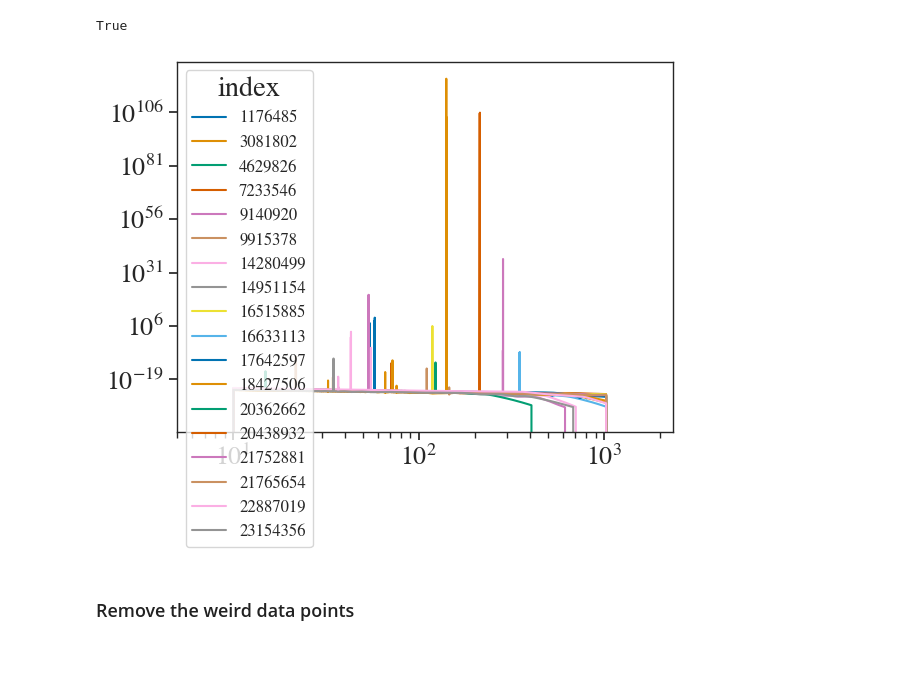
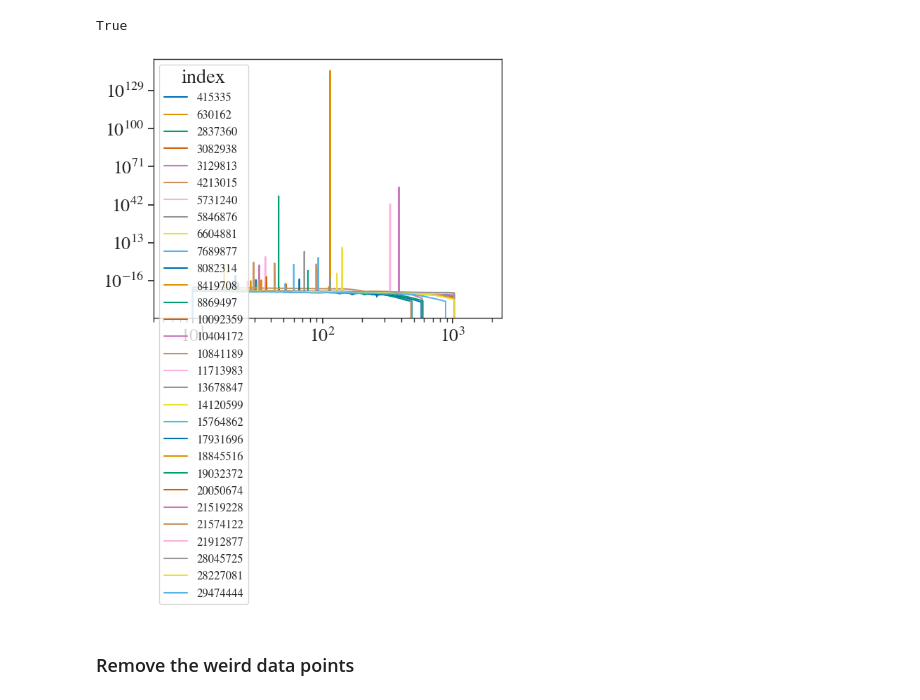
Before and after one commit to divyajyoti09/next_gen_detect, a Jupyter notebook: A-sharp_z_peak_mapping/gwpopulation/combine_injection_files_for_gwpop.ipynb, the cells around one changed output. Drawn from its saved outputs; the diff is of its cells as text; code cells hidden in the pictures; blank space fills up the shorter version.

```diff
--- a/A-sharp_z_peak_mapping/gwpopulation/combine_injection_files_for_gwpop.ipynb
+++ b/A-sharp_z_peak_mapping/gwpopulation/combine_injection_files_for_gwpop.ipynb
@@ -22,7 +22,7 @@ MDhigh_params = {'gamma':2.7, 'kappa':5.6, 'z_peak':2.53}
 MDlow_params = {'gamma':2.7, 'kappa':5.6, 'z_peak':1.54}
 MD_params = {'gamma':2.7, 'kappa':5.6, 'z_peak':1.9}
 # %%
-pop_num = 5
+pop_num = 2
 
 if pop_num == 4:
     pop_params = MDhigh_params
@@ -36,18 +36,13 @@ else:
     pop_params = MD_params
     z_str = 'z_MD'
 
-netw = 'LHI_Asharp'
+netw = 'LHV_ASharp'
 #netw = 'CE4020ET123_CoBA10'
 
 if 'Asharp' in netw:
     identifier = f'prec_fref_10_{z_str}'
-elif 'CE4020ET123' in netw:
-    if pop_num == 2:
-        identifier = f'prec_{z_str}'
-    else:
-        identifier = f'prec_fref_5_{z_str}'
-project_dir = '/home/divyajyoti/ACADEMIC/Projects/Cardiff_University/Next_gen_detectability/A-sharp-study/'
-study_label = f'{netw}_SNR_{pop_num}_pop_PLP_spin_{identifier}_zmax_10_lmrd_22_corrected_td'
+project_dir = '/home/divyajyoti/ACADEMIC/Projects/Post-O5-study/data/population_analysis'
+study_label = f'{netw}_SNR_{pop_num}_pop_PLP_spin_{identifier}_zmax_10_lmrd_19'
 # %%
 #z_max = 6
 z_max = 11
@@ -68,7 +63,7 @@ p_z = bilby.core.prior.Interped(z_grid, gwf_z_prob(z_grid))
 # %% [markdown]
 ## Check the probability function against input population
 # %%
-input_file = glob(os.path.join(project_dir, 'input_population', 'BBH', f'{pop_num}_pop*{identifier}*.h5'))[0]
+input_file = glob(os.path.join(project_dir, 'input_population', f'{pop_num}_pop*{identifier}*.h5'))[0]
 print(input_file)
 with h5py.File(input_file, 'r') as f:
 #with h5py.File(glob(os.path.join(project_dir, 'input_population', 'BBH', '1_pop*.h5'))[0], 'r') as f:
@@ -90,11 +85,8 @@ len(input_z)
 ## Get SNRs, masses, and redshift
 # %%
 if 'Asharp' in netw:
-    dets = ['L1', 'H1', 'I1']
-    very_high_SNR_val = 1800
-elif 'CE4020ET123' in netw:
-    dets = ['C1', 'CE20', 'E1', 'E2', 'E3']
-    very_high_SNR_val = 7700
+    dets = ['L1', 'H1', 'V1']
+    very_high_SNR_val = 1000
 injected_data = {'total':{}}
 #select_params = ['distance','redshift', 'srcmass1', 'srcmass2', 'srcmtotal']
 select_params = ['distance','redshift', 'srcmtotal']
@@ -108,11 +100,11 @@ for det in dets + ['network']:
 for param in tqdm(select_params):
     injected_data['total'][param] = []
     offset = 0 # number of injection files already combined
-    for i in list(range(2400)):
-        file_name = os.path.join(project_dir, 'gwpopulation', 'BBH', 'injections',
+    for i in list(range(3000)):
+        file_name = os.path.join(project_dir, 'gwpopulation', 'injections',
                                  'SNR_output_files_XPHM',
-                                 study_label.replace('_Asharp', ''),
-                                 f'{study_label.replace("_Asharp", "")}_part{i+offset}_SNR_data.h5')
+                                 study_label,
+                                 f'{study_label}_part{i+offset}_SNR_data.h5')
         with h5py.File(file_name, 'r') as f:
             injected_data['total'][param].append(f['results'][param][:])
             if param == select_params[0]: #just need to run the code block once hence this if statement
@@ -149,12 +141,12 @@ True
 # %%
 for idx, params in zip(weird_points['index'], weird_points['params']):
     params['approximant'] = 'IMRPhenomXPHM'
     hp, hc = get_fd_waveform(**params)
     plt.loglog(hp.sample_frequencies, abs(hp), label=idx)
     plt.xlim(5, )
-    plt.legend(title='index', fontsize=12)
+    plt.legend(title='index', fontsize=12, loc=2)
 # %% [output]
-[figure, old version]
+[figure, new version]
 # %% [markdown]
 ### Remove the weird data points
 # %%
```
Also changed, not shown: parts of 19 cells of this notebook, 1 other file.
